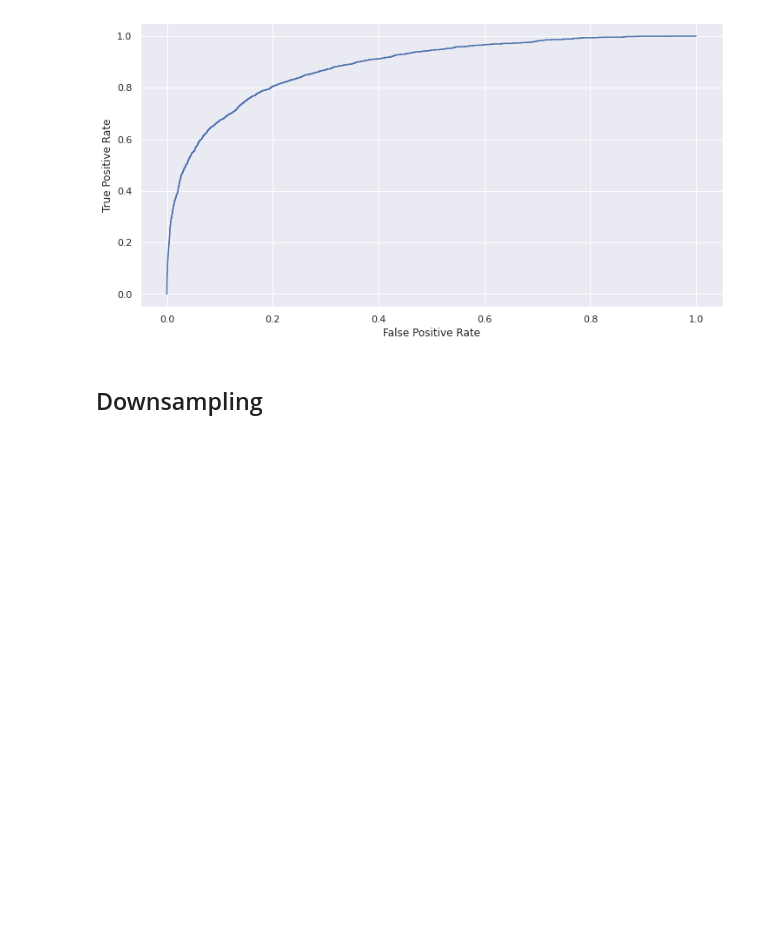
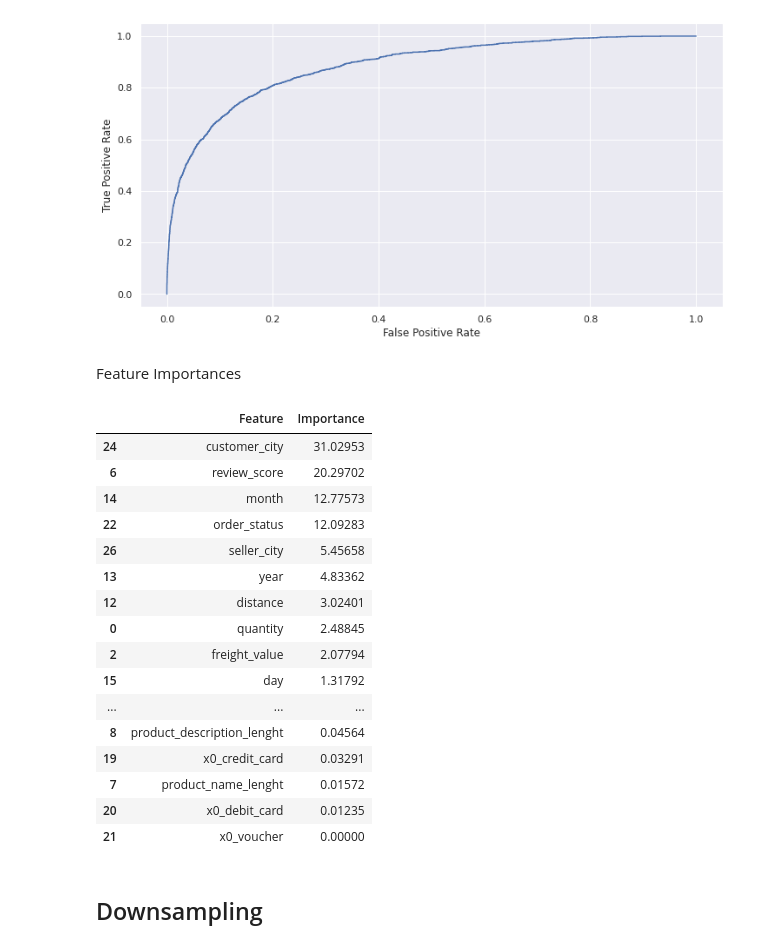
Before and after one commit to lukaswangbk/Delivery-Delay-Prediction, a Jupyter notebook: Notebook/3_7_CatBoost.ipynb, the cells around one changed output. Cells and saved outputs as stored; diff of their text form; code cells hidden in the pictures; blank space fills up the shorter version.

Commit message:
Add feature importances

```diff
--- a/Notebook/3_7_CatBoost.ipynb
+++ b/Notebook/3_7_CatBoost.ipynb
@@ -29,7 +27,7 @@ import pandas as pd
 # %%
 df  = pd.read_csv('../Dataset/brazilian_ecommerce_encoded.csv')
 y = df["is_delayed"]
-X = df.drop(["is_delayed"], axis=1, inplace=False)
+X = df.drop(["is_delayed", "Unnamed: 0.2"], axis=1, inplace=False)
 # %%
 X_dev, X_test, y_dev, y_test = train_test_split(X, y, random_state=random_state, test_size=0.2, stratify=y)
 # %%
@@ -119,4 +117,29 @@ disp.plot()
 # %% [output]
 <sklearn.metrics._plot.roc_curve.RocCurveDisplay at 0x...>
 [figure]
+# %% [markdown]
+Feature Importances
+# %%
+feature_importances = grid_search_CB.best_estimator_[0].feature_importances_
+d = {'Feature': X.columns,'Importance': feature_importances}
+df = pd.DataFrame(d).sort_values(by='Importance', ascending=False)
+df
+# %% [output]
+|  | Feature | Importance |
+| 24 | customer_city | 31.02953 |
+| 6 | review_score | 20.29702 |
+| 14 | month | 12.77573 |
+| 22 | order_status | 12.09283 |
+| 26 | seller_city | 5.45658 |
+| 13 | year | 4.83362 |
+| 12 | distance | 3.02401 |
+| 0 | quantity | 2.48845 |
+| 2 | freight_value | 2.07794 |
+| 15 | day | 1.31792 |
+| ... | ... | ... |
+| 8 | product_description_lenght | 0.04564 |
+| 19 | x0_credit_card | 0.03291 |
+| 7 | product_name_lenght | 0.01572 |
+| 20 | x0_debit_card | 0.01235 |
+| 21 | x0_voucher | 0.00000 |
 # %%
```
Also changed, not shown: parts of 13 cells of this notebook, 2 other files.
